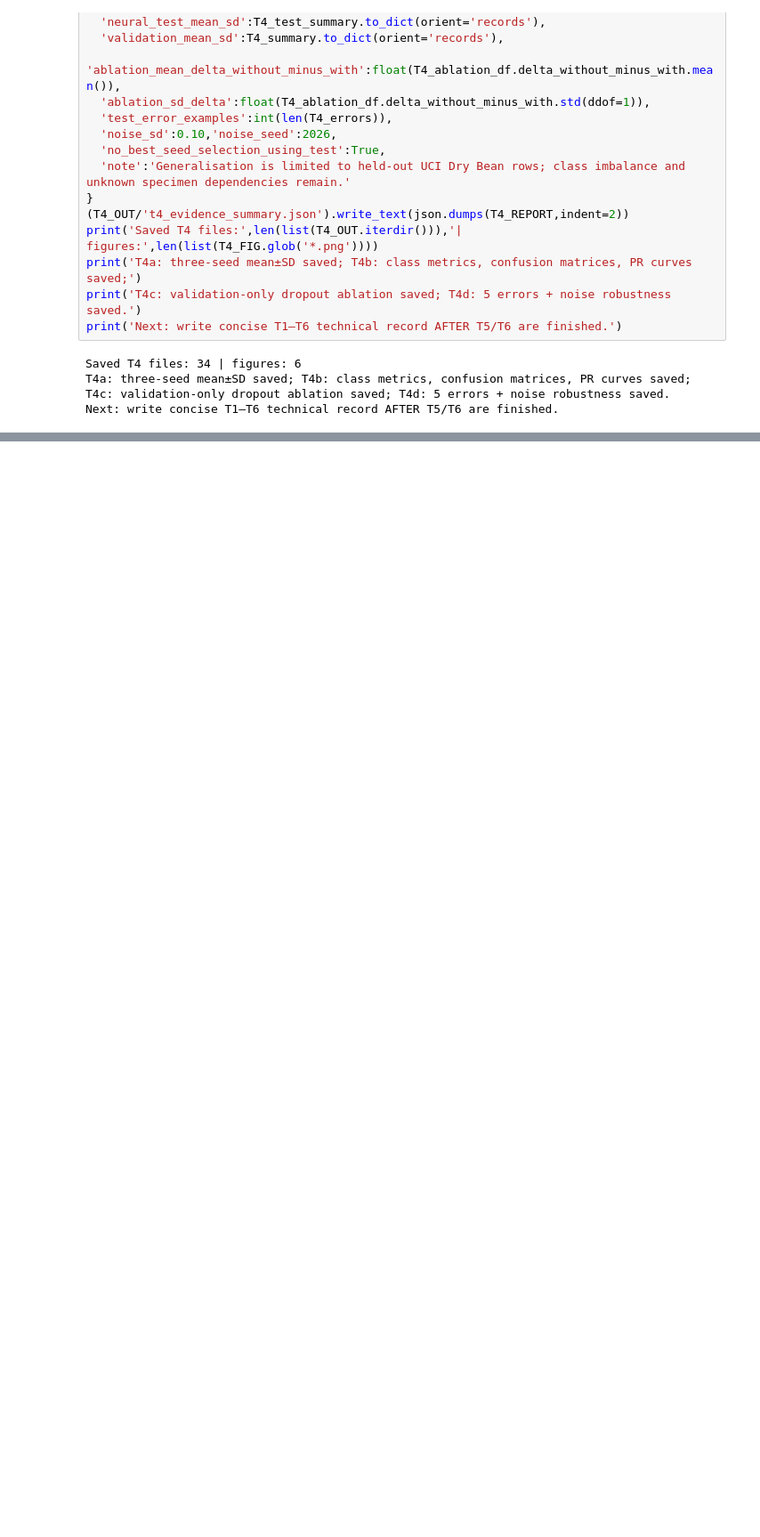
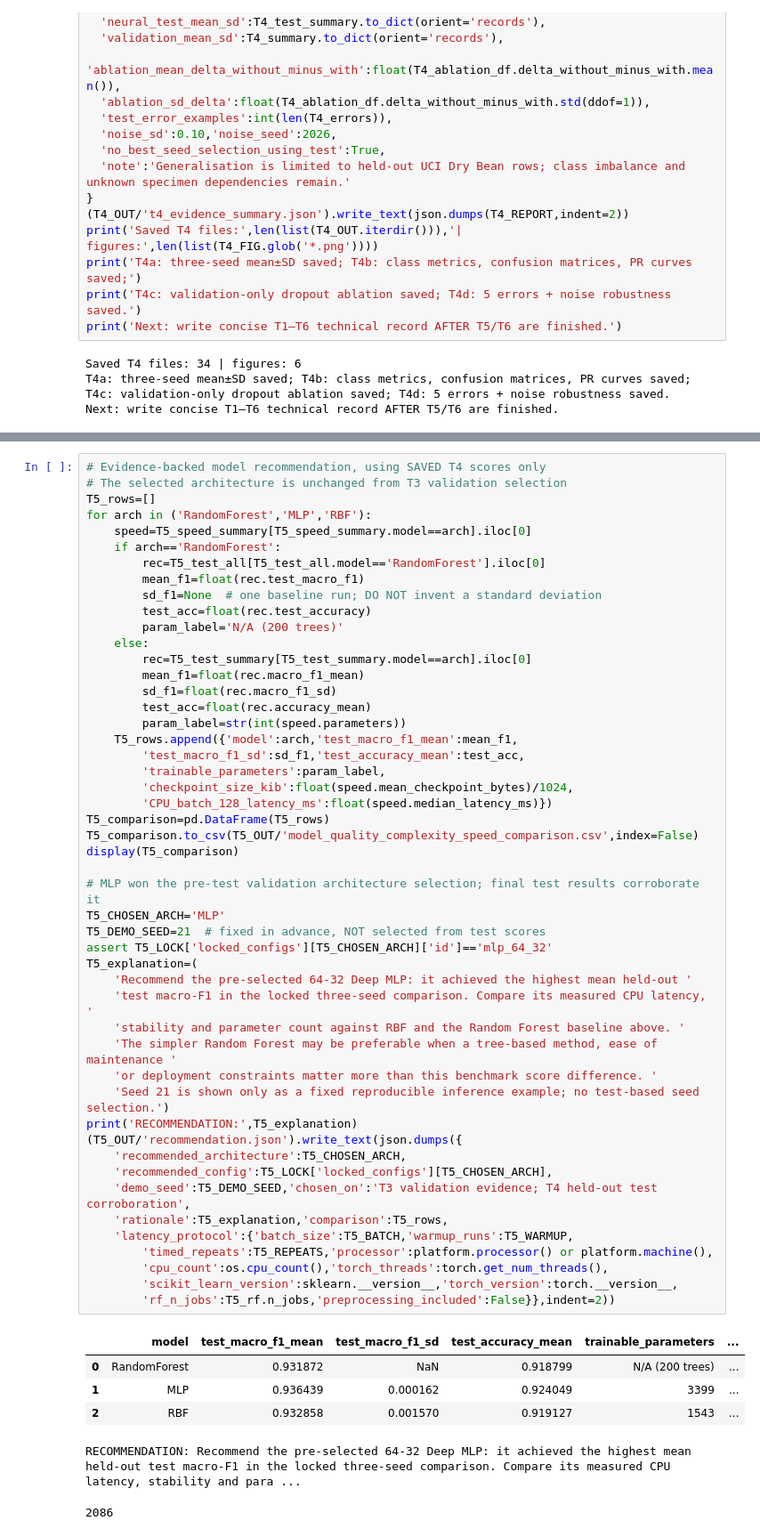
Before and after one commit to Thathsara-Devindi/ANN-Dry-Bean-Classification, a Jupyter notebook: ANN_cw1.ipynb, the cells around one changed output, grey strips where cells are left out. Shown at 89% size. Saved outputs shown, nothing was run; the diff lists cells and outputs as text; blank space fills up the shorter version.

```diff
--- a/ANN_cw1.ipynb
+++ b/ANN_cw1.ipynb
@@ -1821,0 +1993,56 @@ Next: write concise T1–T6 technical record AFTER T5/T6 are finished.
+# %%
+# Evidence-backed model recommendation, using SAVED T4 scores only
+# The selected architecture is unchanged from T3 validation selection
+T5_rows=[]
+for arch in ('RandomForest','MLP','RBF'):
+    speed=T5_speed_summary[T5_speed_summary.model==arch].iloc[0]
+    if arch=='RandomForest':
+        rec=T5_test_all[T5_test_all.model=='RandomForest'].iloc[0]
+        mean_f1=float(rec.test_macro_f1)
+        sd_f1=None  # one baseline run; DO NOT invent a standard deviation
+        test_acc=float(rec.test_accuracy)
+        param_label='N/A (200 trees)'
+    else:
+        rec=T5_test_summary[T5_test_summary.model==arch].iloc[0]
+        mean_f1=float(rec.macro_f1_mean)
+        sd_f1=float(rec.macro_f1_sd)
+        test_acc=float(rec.accuracy_mean)
+        param_label=str(int(speed.parameters))
+    T5_rows.append({'model':arch,'test_macro_f1_mean':mean_f1,
+        'test_macro_f1_sd':sd_f1,'test_accuracy_mean':test_acc,
+        'trainable_parameters':param_label,
+        'checkpoint_size_kib':float(speed.mean_checkpoint_bytes)/1024,
+        'CPU_batch_128_latency_ms':float(speed.median_latency_ms)})
+T5_comparison=pd.DataFrame(T5_rows)
+T5_comparison.to_csv(T5_OUT/'model_quality_complexity_speed_comparison.csv',index=False)
+display(T5_comparison)
+
+# MLP won the pre-test validation architecture selection; final test results corroborate it
+T5_CHOSEN_ARCH='MLP'
+T5_DEMO_SEED=21  # fixed in advance, NOT selected from test scores
+assert T5_LOCK['locked_configs'][T5_CHOSEN_ARCH]['id']=='mlp_64_32'
+T5_explanation=(
+    'Recommend the pre-selected 64-32 Deep MLP: it achieved the highest mean held-out '
+    'test macro-F1 in the locked three-seed comparison. Compare its measured CPU latency, '
+    'stability and parameter count against RBF and the Random Forest baseline above. '
+    'The simpler Random Forest may be preferable when a tree-based method, ease of maintenance '
+    'or deployment constraints matter more than this benchmark score difference. '
+    'Seed 21 is shown only as a fixed reproducible inference example; no test-based seed selection.')
+print('RECOMMENDATION:',T5_explanation)
+(T5_OUT/'recommendation.json').write_text(json.dumps({
+    'recommended_architecture':T5_CHOSEN_ARCH,
+    'recommended_config':T5_LOCK['locked_configs'][T5_CHOSEN_ARCH],
+    'demo_seed':T5_DEMO_SEED,'chosen_on':'T3 validation evidence; T4 held-out test corroboration',
+    'rationale':T5_explanation,'comparison':T5_rows,
+    'latency_protocol':{'batch_size':T5_BATCH,'warmup_runs':T5_WARMUP,
+        'timed_repeats':T5_REPEATS,'processor':platform.processor() or platform.machine(),
+        'cpu_count':os.cpu_count(),'torch_threads':torch.get_num_threads(),
+        'scikit_learn_version':sklearn.__version__,'torch_version':torch.__version__,
+        'rf_n_jobs':T5_rf.n_jobs,'preprocessing_included':False}},indent=2))
+# %% [output]
+|  | model | test_macro_f1_mean | test_macro_f1_sd | test_accuracy_mean | trainable_parameters | ... |
+| 0 | RandomForest | 0.931872 | NaN | 0.918799 | N/A (200 trees) | ... |
+| 1 | MLP | 0.936439 | 0.000162 | 0.924049 | 3399 | ... |
+| 2 | RBF | 0.932858 | 0.001570 | 0.919127 | 1543 | ... |
+RECOMMENDATION: Recommend the pre-selected 64-32 Deep MLP: it achieved the highest mean held-out test macro-F1 in the locked three-seed comparison. Compare its measured CPU latency, stability and para ...
+2086
```
Also changed, not shown: parts of 8 cells of this notebook.
